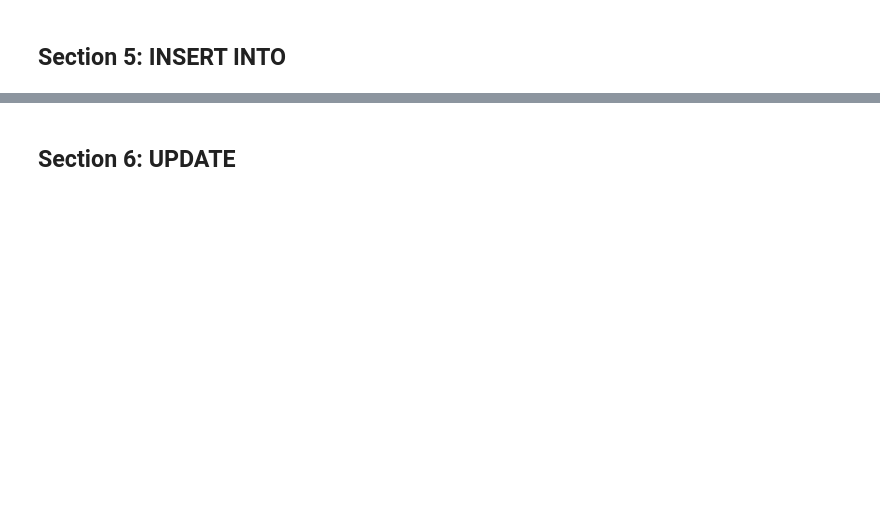
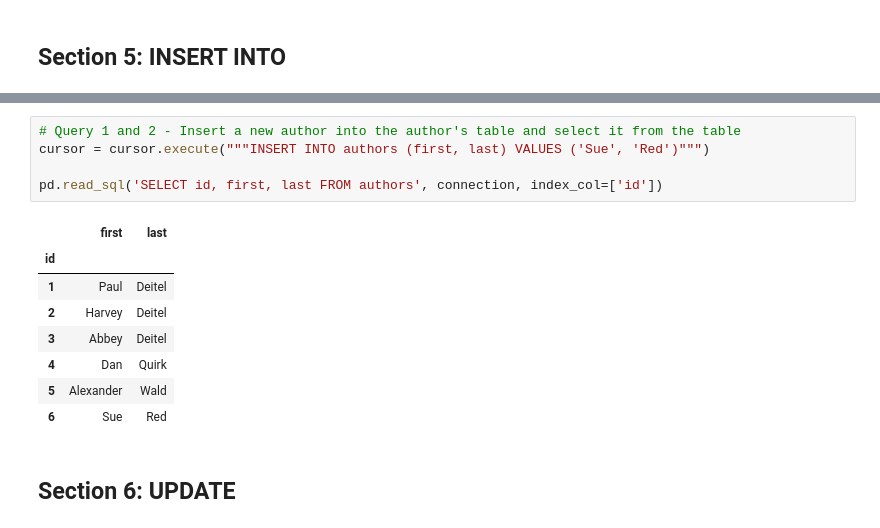
Before and after one commit to Sarah566092/datafun-05-data-at-rest, a Jupyter notebook: SQL_sarahdeconink.ipynb, the cells around one changed output, grey strips where cells are left out. Cells and saved outputs as stored; diff of their text form; blank space fills up the shorter version.

```diff
--- a/SQL_sarahdeconink.ipynb
+++ b/SQL_sarahdeconink.ipynb
@@ -148,2 +161,16 @@ pd.read_sql("""SELECT isbn, title, edition, copyright FROM titles WHERE title LI
+# %%
+# Query 1 and 2 - Insert a new author into the author's table and select it from the table
+cursor = cursor.execute("""INSERT INTO authors (first, last) VALUES ('Sue', 'Red')""")
+
+pd.read_sql('SELECT id, first, last FROM authors', connection, index_col=['id'])
+# %% [output]
+|  | first | last |
+| id |  |  |
+| 1 | Paul | Deitel |
+| 2 | Harvey | Deitel |
+| 3 | Abbey | Deitel |
+| 4 | Dan | Quirk |
+| 5 | Alexander | Wald |
+| 6 | Sue | Red |
 # %% [markdown]
 ## Section 6: UPDATE
```
Also changed, not shown: parts of 13 cells of this notebook, 2 other files.
